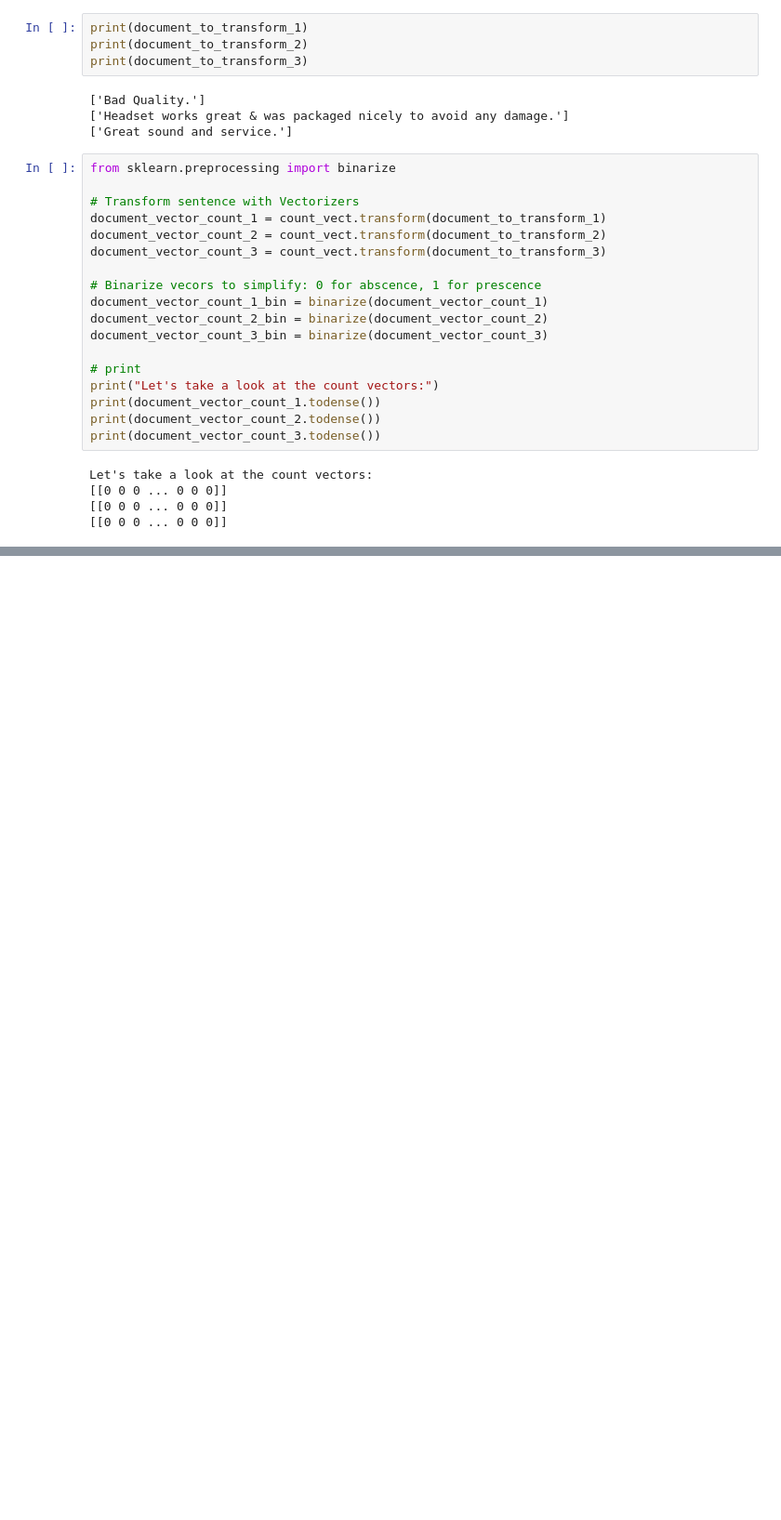
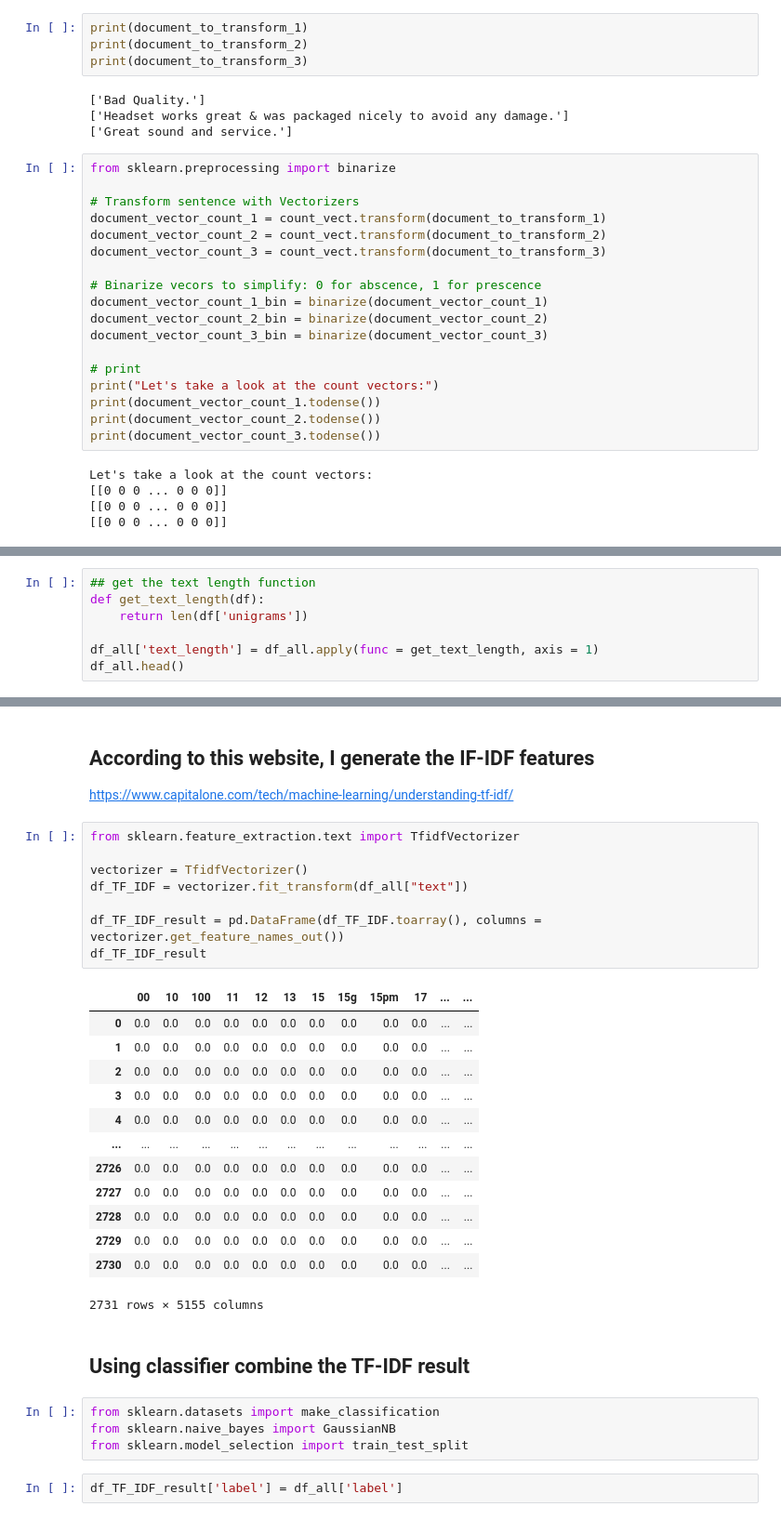
Before and after one commit to kevinyusheng/DM2023-Lab1-Master, a Jupyter notebook: DM2023-Lab1-Homework.ipynb, the cells around one changed output, grey strips where cells are left out. Shown: that part at 93% size. Saved outputs shown, nothing was run; the diff lists cells and outputs as text; blank space fills up the shorter version.

```diff
--- a/DM2023-Lab1-Homework.ipynb
+++ b/DM2023-Lab1-Homework.ipynb
@@ -561,0 +599,7 @@ Cosine Similarity using count bw 3 and 3: 1.000000
+# %%
+## get the text length function
+def get_text_length(df):
+    return len(df['unigrams'])
+
+df_all['text_length'] = df_all.apply(func = get_text_length, axis = 1)
+df_all.head()
@@ -561,0 +640,33 @@ Cosine Similarity using count bw 3 and 3: 1.000000
+# %% [markdown]
+## According to this website, I generate the IF-IDF features
+https://www.capitalone.com/tech/machine-learning/understanding-tf-idf/
+# %%
+from sklearn.feature_extraction.text import TfidfVectorizer
+
+vectorizer = TfidfVectorizer()
+df_TF_IDF = vectorizer.fit_transform(df_all["text"])
+
+df_TF_IDF_result = pd.DataFrame(df_TF_IDF.toarray(), columns = vectorizer.get_feature_names_out())
+df_TF_IDF_result
+# %% [output]
+|  | 00 | 10 | 100 | 11 | 12 | 13 | 15 | 15g | 15pm | 17 | ... | ... |
+| 0 | 0.0 | 0.0 | 0.0 | 0.0 | 0.0 | 0.0 | 0.0 | 0.0 | 0.0 | 0.0 | ... | ... |
+| 1 | 0.0 | 0.0 | 0.0 | 0.0 | 0.0 | 0.0 | 0.0 | 0.0 | 0.0 | 0.0 | ... | ... |
+| 2 | 0.0 | 0.0 | 0.0 | 0.0 | 0.0 | 0.0 | 0.0 | 0.0 | 0.0 | 0.0 | ... | ... |
+| 3 | 0.0 | 0.0 | 0.0 | 0.0 | 0.0 | 0.0 | 0.0 | 0.0 | 0.0 | 0.0 | ... | ... |
+| 4 | 0.0 | 0.0 | 0.0 | 0.0 | 0.0 | 0.0 | 0.0 | 0.0 | 0.0 | 0.0 | ... | ... |
+| ... | ... | ... | ... | ... | ... | ... | ... | ... | ... | ... | ... | ... |
+| 2726 | 0.0 | 0.0 | 0.0 | 0.0 | 0.0 | 0.0 | 0.0 | 0.0 | 0.0 | 0.0 | ... | ... |
+| 2727 | 0.0 | 0.0 | 0.0 | 0.0 | 0.0 | 0.0 | 0.0 | 0.0 | 0.0 | 0.0 | ... | ... |
+| 2728 | 0.0 | 0.0 | 0.0 | 0.0 | 0.0 | 0.0 | 0.0 | 0.0 | 0.0 | 0.0 | ... | ... |
+| 2729 | 0.0 | 0.0 | 0.0 | 0.0 | 0.0 | 0.0 | 0.0 | 0.0 | 0.0 | 0.0 | ... | ... |
+| 2730 | 0.0 | 0.0 | 0.0 | 0.0 | 0.0 | 0.0 | 0.0 | 0.0 | 0.0 | 0.0 | ... | ... |
+2731 rows × 5155 columns
+# %% [markdown]
+## Using classifier combine the TF-IDF result
+# %%
+from sklearn.datasets import make_classification
+from sklearn.naive_bayes import GaussianNB
+from sklearn.model_selection import train_test_split
+# %%
+df_TF_IDF_result['label'] = df_all['label']
```
Also changed, not shown: parts of 39 cells of this notebook.
